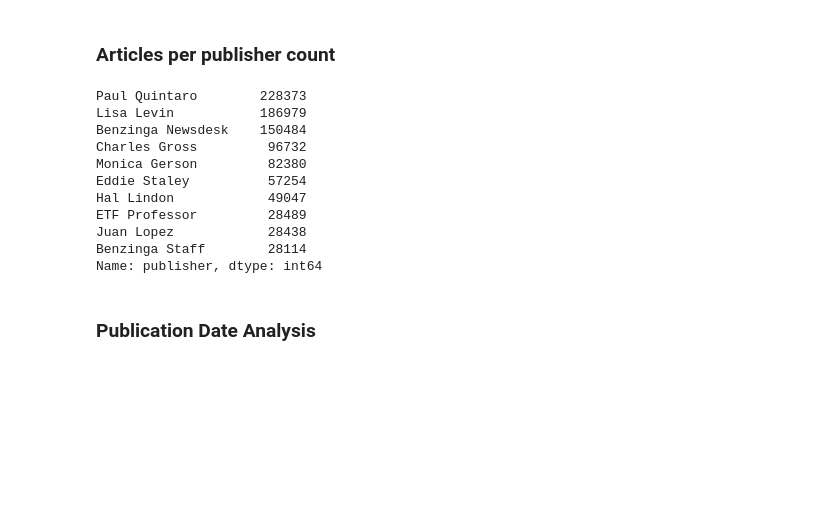
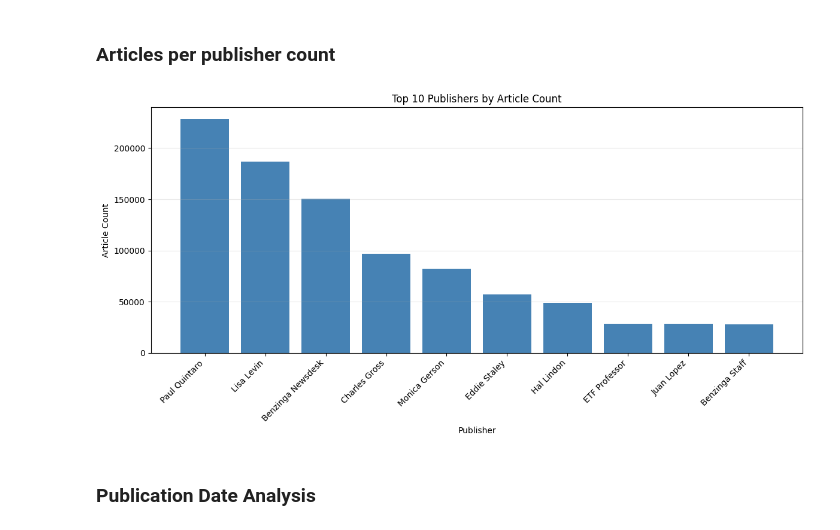
Before and after one commit to Melki123shi/news-driven-stock-analysis, a Jupyter notebook: notebooks/eda.ipynb, the cells around one changed output. Cells and saved outputs as stored; diff of their text form; code cells hidden in the pictures; blank space fills up the shorter version.

```diff
--- a/notebooks/eda.ipynb
+++ b/notebooks/eda.ipynb
@@ -48,19 +59,17 @@ Name: headline_length, dtype: float64
 # %%
 publisher_counts = df_news['publisher'].value_counts()
 
-publisher_counts.head(10)
+plt.figure(figsize=(12, 6))
+plt.bar(range(len(publisher_counts.head(10))), publisher_counts.head(10).values, color='steelblue')
+plt.xticks(range(len(publisher_counts.head(10))), publisher_counts.head(10).index, rotation=45, ha='right')
+plt.xlabel('Publisher')
+plt.ylabel('Article Count')
+plt.title('Top 10 Publishers by Article Count')
+plt.grid(True, alpha=0.3, axis='y')
+plt.tight_layout()
+plt.show()
 # %% [output]
-Paul Quintaro        228373
-Lisa Levin           186979
-Benzinga Newsdesk    150484
-Charles Gross         96732
-Monica Gerson         82380
-Eddie Staley          57254
-Hal Lindon            49047
-ETF Professor         28489
-Juan Lopez            28438
-Benzinga Staff        28114
-Name: publisher, dtype: int64
+[figure, added]
 # %% [markdown]
 ### Publication Date Analysis
 # %% [markdown]
```
Also changed, not shown: parts of 2 cells of this notebook.
